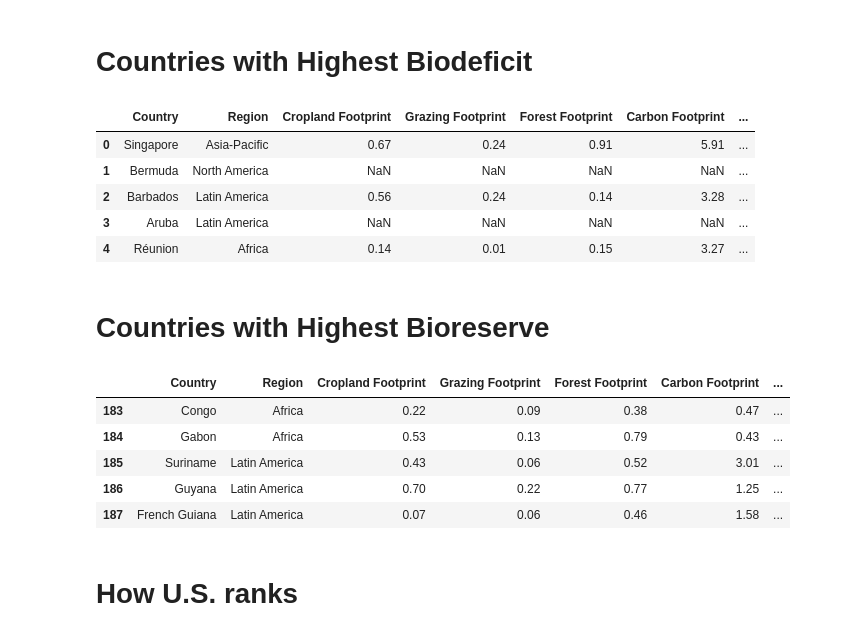
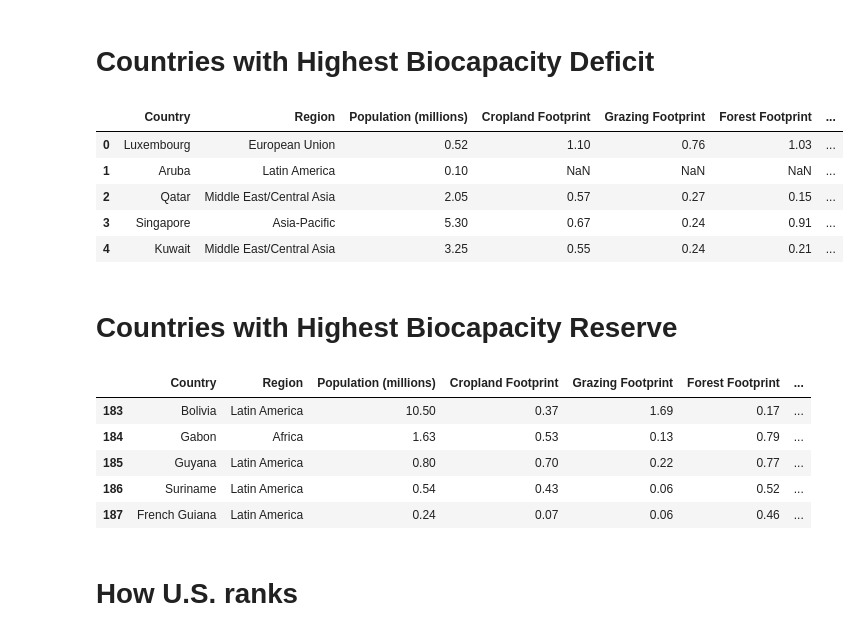
Before and after one commit to limbz-sami/Eco_footprint, a Jupyter notebook: footprint_v_biocapacity.ipynb, the cells around one changed output. Drawn from its saved outputs; the diff is of its cells as text; code cells hidden in the pictures.

```diff
--- a/footprint_v_biocapacity.ipynb
+++ b/footprint_v_biocapacity.ipynb
@@ -1,11 +1,14 @@
 # %%
 # %run ./footprint_v_biocapacity.ipynb
+%matplotlib inline
 import pandas as pd
+import matplotlib.pyplot as plt
+import numpy as np
 
 filepath = "Resources/countries.csv"
 eco_csv = pd.read_csv(filepath, header=0)
 eco_csv.head()
 # eco_csv.set_index("Region")
 
-my_df = pd.DataFrame(eco_csv.iloc[:,[0,1,5,6,7,8,9,10,11,12,13,14,15,16,17]])
-my_df.head()
+my_df = pd.DataFrame(eco_csv.iloc[:,[0,1,2,5,6,7,8,9,10,11,12,13,14,15,16,17]])
+# my_df.head()
@@ -19,28 +15,32 @@ my_df.head()
 # %% [markdown]
-# Countries with Highest Biodeficit
+# Countries with Highest Biocapacity Deficit
 # %%
-my_df['Biocapacity Deficit or Reserve %'] = my_df['Biocapacity Deficit or Reserve']/my_df['Total Biocapacity'] * 100
-eco_sort = my_df.sort_values('Biocapacity Deficit or Reserve %')
+my_df['Bio Deficit or Reserve %'] = my_df['Biocapacity Deficit or Reserve']/my_df['Total Biocapacity'] * 100
+my_df['Bio Deficit or Reserve %'] = my_df['Bio Deficit or Reserve %'].map('{:.1f}%'.format)
+# my_df['Footprint per Million Persons'] = my_df['Total Ecological Footprint'] / my_df['Population (millions)']
+# my_df['Footprint per Million Persons'] = my_df['Footprint per Million Persons'].map('{:.2f}'.format)
+
+eco_sort = my_df.sort_values('Biocapacity Deficit or Reserve')
 eco_sort.reset_index(inplace=True, drop=True)
 eco_sort.head()
 # %% [output]
-|  | Country | Region | Cropland Footprint | Grazing Footprint | Forest Footprint | Carbon Footprint | ... |
-| 0 | Singapore | Asia-Pacific | 0.67 | 0.24 | 0.91 | 5.91 | ... |
-| 1 | Bermuda | North America | NaN | NaN | NaN | NaN | ... |
-| 2 | Barbados | Latin America | 0.56 | 0.24 | 0.14 | 3.28 | ... |
-| 3 | Aruba | Latin America | NaN | NaN | NaN | NaN | ... |
-| 4 | Réunion | Africa | 0.14 | 0.01 | 0.15 | 3.27 | ... |
+|  | Country | Region | Population (millions) | Cropland Footprint | Grazing Footprint | Forest Footprint | ... |
+| 0 | Luxembourg | European Union | 0.52 | 1.10 | 0.76 | 1.03 | ... |
+| 1 | Aruba | Latin America | 0.10 | NaN | NaN | NaN | ... |
+| 2 | Qatar | Middle East/Central Asia | 2.05 | 0.57 | 0.27 | 0.15 | ... |
+| 3 | Singapore | Asia-Pacific | 5.30 | 0.67 | 0.24 | 0.91 | ... |
+| 4 | Kuwait | Middle East/Central Asia | 3.25 | 0.55 | 0.24 | 0.21 | ... |
 # %% [markdown]
-# Countries with Highest Bioreserve
+# Countries with Highest Biocapacity Reserve
 # %%
 eco_sort.tail()
 # %% [output]
-|  | Country | Region | Cropland Footprint | Grazing Footprint | Forest Footprint | Carbon Footprint | ... |
-| 183 | Congo | Africa | 0.22 | 0.09 | 0.38 | 0.47 | ... |
-| 184 | Gabon | Africa | 0.53 | 0.13 | 0.79 | 0.43 | ... |
-| 185 | Suriname | Latin America | 0.43 | 0.06 | 0.52 | 3.01 | ... |
-| 186 | Guyana | Latin America | 0.70 | 0.22 | 0.77 | 1.25 | ... |
-| 187 | French Guiana | Latin America | 0.07 | 0.06 | 0.46 | 1.58 | ... |
+|  | Country | Region | Population (millions) | Cropland Footprint | Grazing Footprint | Forest Footprint | ... |
+| 183 | Bolivia | Latin America | 10.50 | 0.37 | 1.69 | 0.17 | ... |
+| 184 | Gabon | Africa | 1.63 | 0.53 | 0.13 | 0.79 | ... |
+| 185 | Guyana | Latin America | 0.80 | 0.70 | 0.22 | 0.77 | ... |
+| 186 | Suriname | Latin America | 0.54 | 0.43 | 0.06 | 0.52 | ... |
+| 187 | French Guiana | Latin America | 0.24 | 0.07 | 0.06 | 0.46 | ... |
 # %% [markdown]
 # How U.S. ranks
 # %%
```
Also changed, not shown: parts of 12 cells of this notebook.
